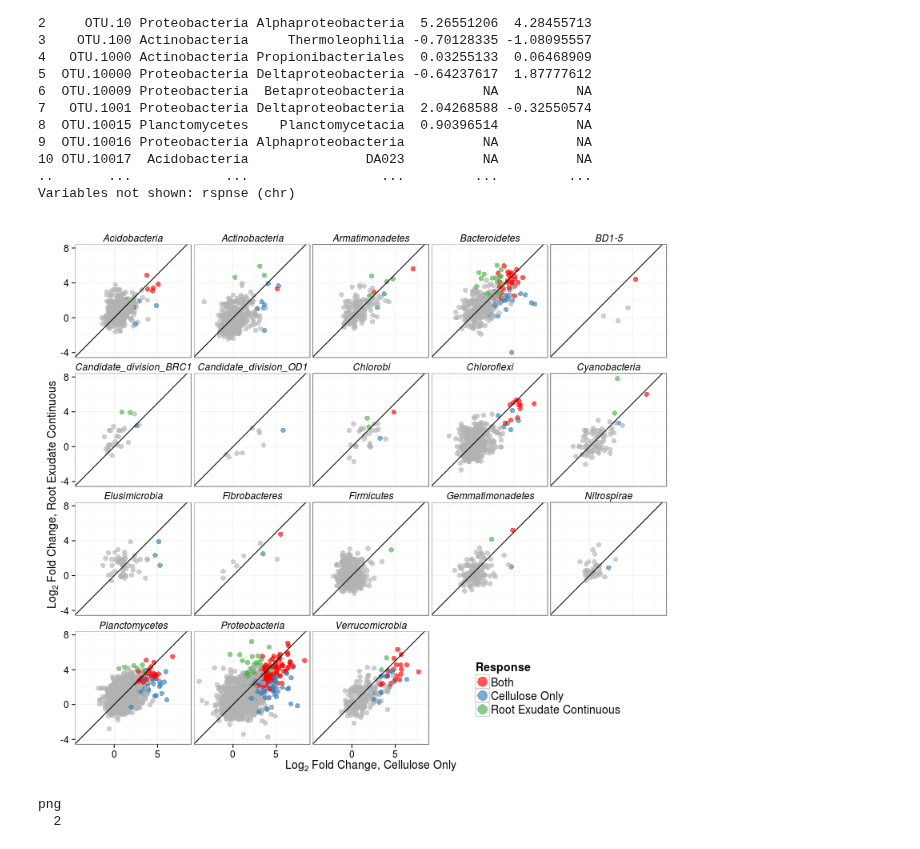
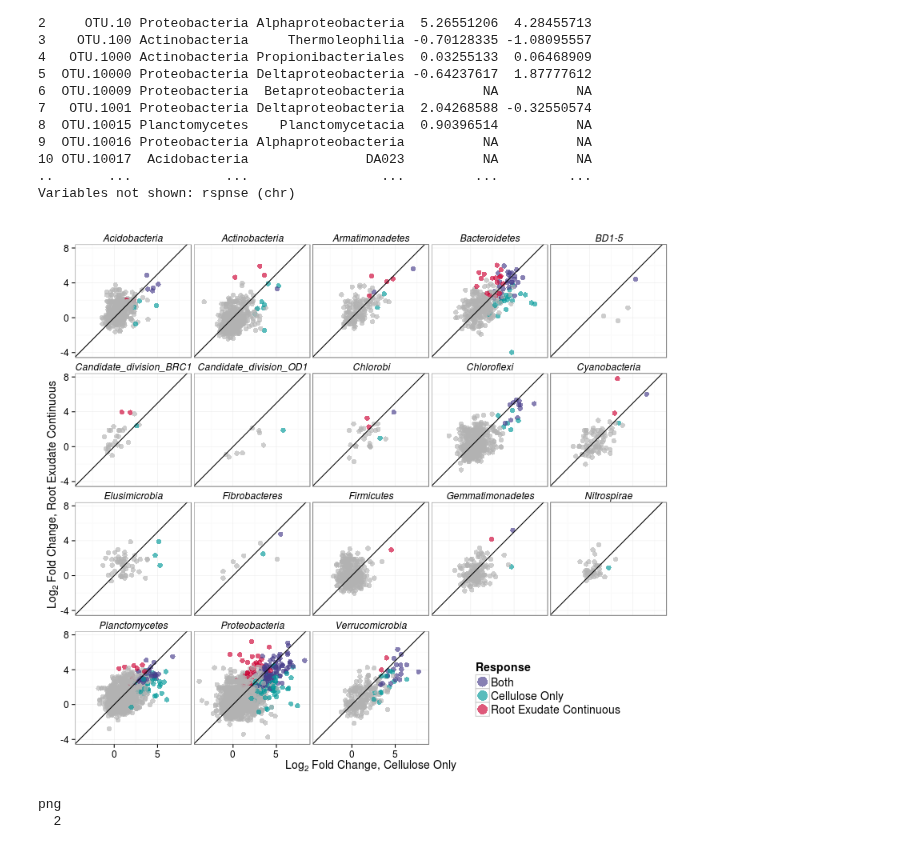
Before and after one commit to acampbellina/priming, a Jupyter notebook: LinReg_phylum.ipynb, the cells around one changed output. Drawn from its saved outputs; the diff is of its cells as text; code cells hidden in the pictures.

```diff
--- a/LinReg_phylum.ipynb
+++ b/LinReg_phylum.ipynb
@@ -205,40 +203,40 @@ Variables not shown: rspnse (chr)
 %%R -w 800 -h 700
 FDR = 0.10
 
-colours = c("red", "#377eb8", "#4daf4a")
+colours = c("slateblue4","#009999", "#CC0033")
 
 p = ggplot(df.100, aes(x = `13C000`, y = `13C100`, color = rspnse))
 
 #p = p + scale_color_manual(values = c("black", "red"))
 
 p = p + facet_wrap(~Rank2)
 
 p = p + geom_point(size = 3, alpha = 0.65)
 
 p = p + geom_abline(intercept = 0)
 
 p = p + scale_color_manual(values = colours, na.value = "grey70")
 
 p = p + theme_bw()
 
 p = p + labs(color = "Response")
 
 p = p + labs(y = expression(paste("", Log[2]," Fold Change,"," Root Exudate Continuous",sep="")),
              x = expression(paste("", Log[2]," Fold Change,"," Cellulose Only",sep="")))
 
 
 p = p + theme(strip.background = element_blank(),
               strip.text = element_text(size = 12, face = "italic"),
               axis.text = element_text(size = 12),
               axis.title = element_text(size = 14),
               legend.title = element_text(size = 14),
               legend.text = element_text(size = 14),
               legend.position=c(0.8,0.11))
 p = p + guides(color = guide_legend(override.aes = list(size = 6)))
 
 p
 # %% [output]
-[figure, old version]
+[figure, new version]
 # %%
 %%R
 pdf("figs/LinReg_phylum_13CCv13C100.pdf", width = 11, height = 9)
```
Also changed, not shown: parts of 12 cells of this notebook, 6 other files.
